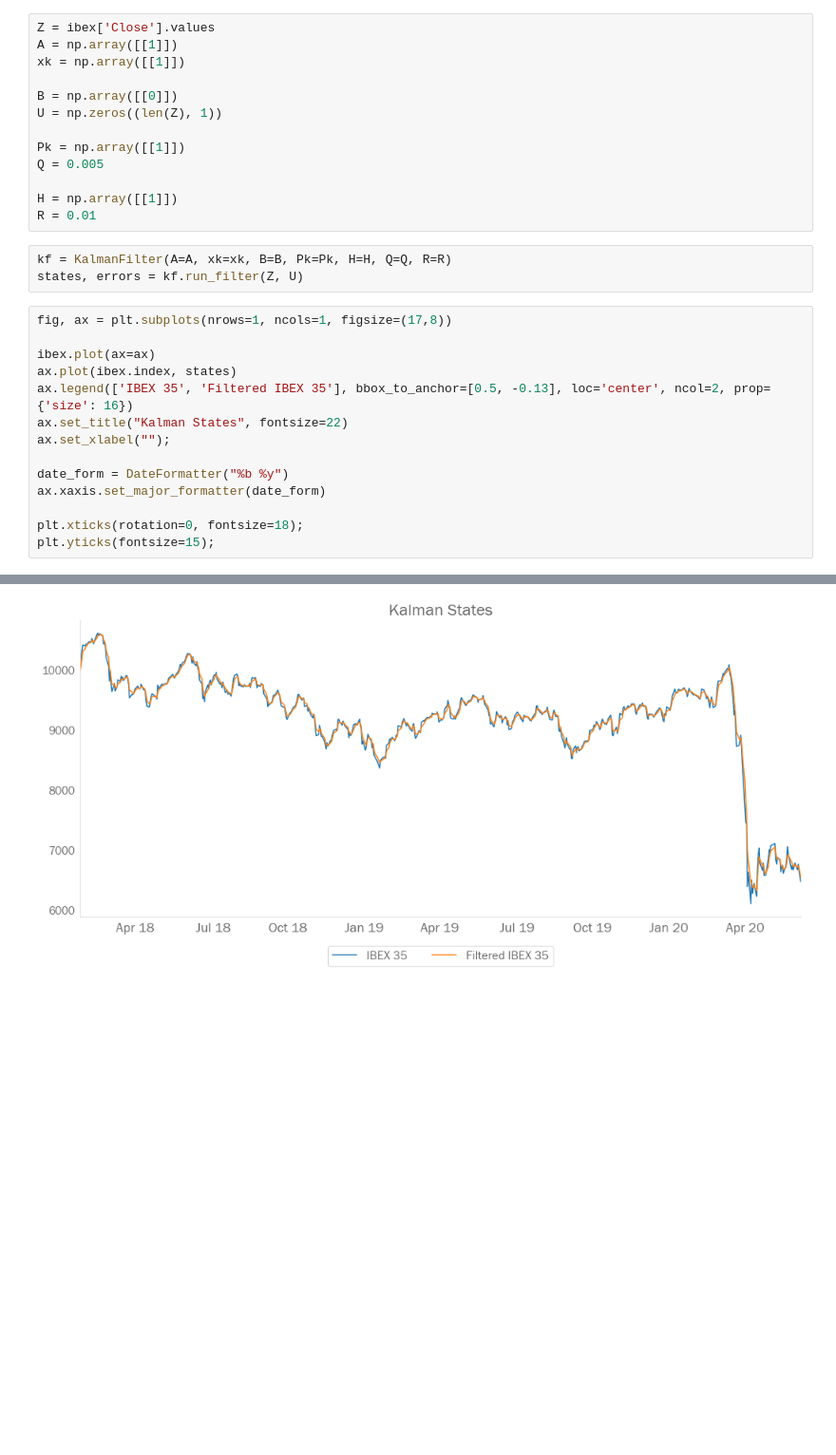
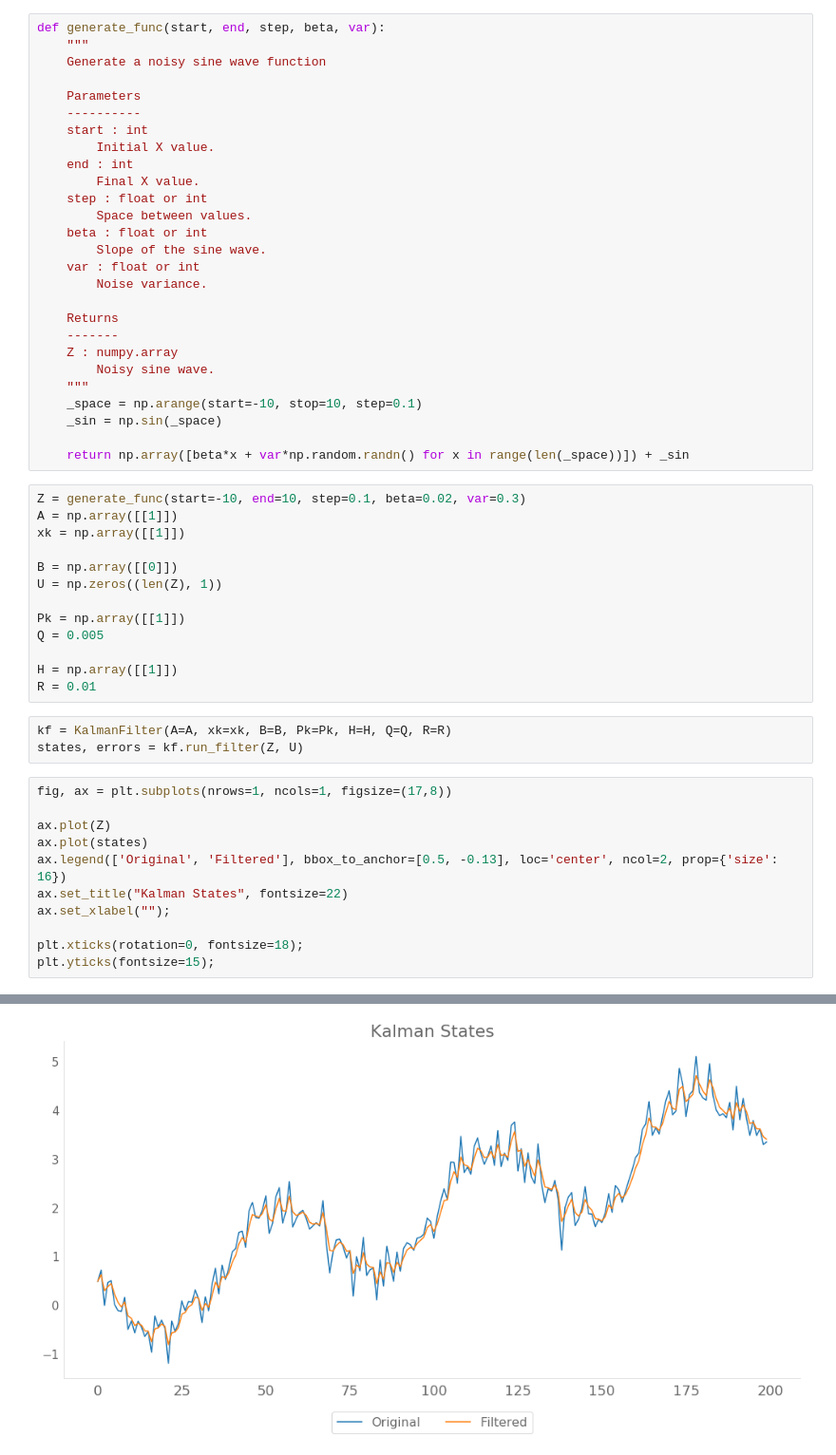
Before and after one commit to Xylambda/kalmankit, a Jupyter notebook: examples/signal_extraction.ipynb, the cells around one changed output, grey strips where cells are left out. Shown: that part at 95% size. Cells and saved outputs as stored; diff of their text form; blank space fills up the shorter version.

```diff
--- a/examples/signal_extraction.ipynb
+++ b/examples/signal_extraction.ipynb
@@ -18,5 +12,32 @@ ibex = pd.read_pickle(DATA_PATH / "ibex35.pkl")
+# %%
+def generate_func(start, end, step, beta, var):
+    """
+    Generate a noisy sine wave function
+
+    Parameters
+    ----------
+    start : int
+        Initial X value.
+    end : int
+        Final X value.
+    step : float or int
+        Space between values.
+    beta : float or int
+        Slope of the sine wave.
+    var : float or int
+        Noise variance.
+
+    Returns
+    -------
+    Z : numpy.array
+        Noisy sine wave.
+    """
+    _space = np.arange(start=-10, stop=10, step=0.1)
+    _sin = np.sin(_space)
+
+    return np.array([beta*x + var*np.random.randn() for x in range(len(_space))]) + _sin
 # %%
-Z = ibex['Close'].values
+Z = generate_func(start=-10, end=10, step=0.1, beta=0.02, var=0.3)
 A = np.array([[1]])
 xk = np.array([[1]])
 
@@ -34,15 +55,12 @@ states, errors = kf.run_filter(Z, U)
 # %%
 fig, ax = plt.subplots(nrows=1, ncols=1, figsize=(17,8))
 
-ibex.plot(ax=ax)
-ax.plot(ibex.index, states)
-ax.legend(['IBEX 35', 'Filtered IBEX 35'], bbox_to_anchor=[0.5, -0.13], loc='center', ncol=2, prop={'size': 16})
+ax.plot(Z)
+ax.plot(states)
+ax.legend(['Original', 'Filtered'], bbox_to_anchor=[0.5, -0.13], loc='center', ncol=2, prop={'size': 16})
 ax.set_title("Kalman States", fontsize=22)
 ax.set_xlabel("");
 
-date_form = DateFormatter("%b %y")
-ax.xaxis.set_major_formatter(date_form)
-
 plt.xticks(rotation=0, fontsize=18);
 plt.yticks(fontsize=15);
 # %% [output]
@@ -49 +71 @@ plt.yticks(fontsize=15);
-[figure, old version]
+[figure, new version]
```
Also changed, not shown: parts of 3 cells of this notebook, 10 other files.
